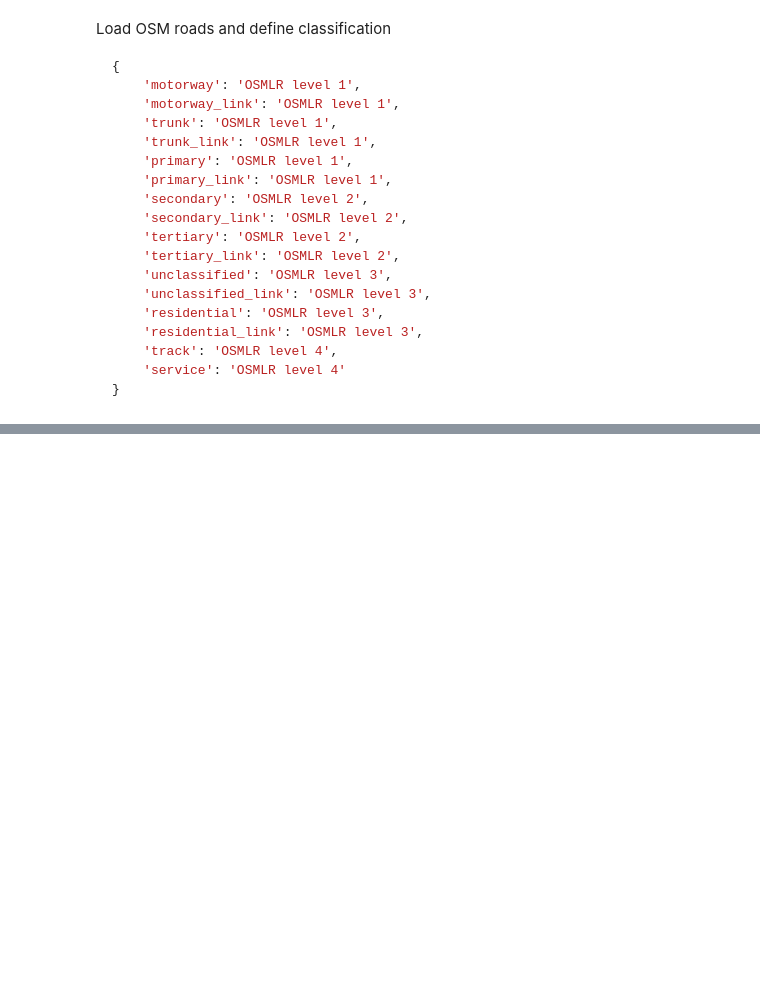
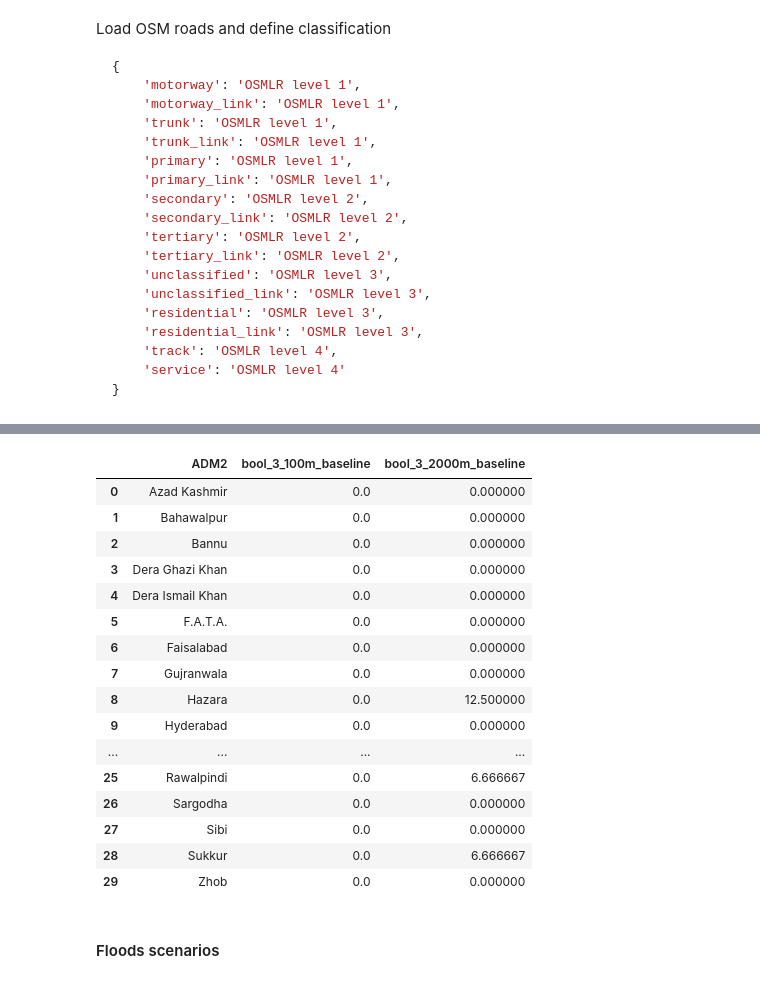
Before and after one commit to worldbank/Health-Access-Metrics, a Jupyter notebook: notebooks/HF_Access_flood_PAK_vector.ipynb, the cells around one changed output, grey strips where cells are left out. Drawn from its saved outputs; the diff is of its cells as text; code cells hidden in the pictures; blank space fills up the shorter version.

```diff
--- a/notebooks/HF_Access_flood_PAK_vector.ipynb
+++ b/notebooks/HF_Access_flood_PAK_vector.ipynb
@@ -186,6 +191,12 @@ geodf_hf.drop(columns = ["index_right"], inplace = True)
 
 geodf_hf_hosp = gpd.sjoin(geodf_hf_hosp, adm1[["ADM1", "geometry"]], op='within', how='left')
 geodf_hf_hosp.drop(columns = ["index_right"], inplace = True)
+# %%
+geodf_hf = gpd.sjoin(geodf_hf, adm2[["ADM2", "geometry"]], op='within', how='left')
+geodf_hf.drop(columns = ["index_right"], inplace = True)
+
+geodf_hf_hosp = gpd.sjoin(geodf_hf_hosp, adm2[["ADM2", "geometry"]], op='within', how='left')
+geodf_hf_hosp.drop(columns = ["index_right"], inplace = True)
 # %% [markdown]
 ### Flood
 
@@ -220,14 +231,11 @@ for file in files:
 
 # Preserve the maximum flood depth
 flood_dict = {}
-flood_dict_rio = {}
 for f,key in enumerate(flood_dict_pluvial.keys()):
     out_flood_path = join(data_dir, iso,'FLOOD_SSBN', 'Fmax_' + key +'.tif')
     if os.path.isfile(out_flood_path):
-        value = rioxr.open_rasterio(out_flood_path, chunks = 1000)
-        value_rio = rio.open(out_flood_path)
+        value = rio.open(out_flood_path)
         flood_dict[key] = value
-        flood_dict_rio[key] = value_rio
     else:
         out_meta = flood_dict_pluvial[key].meta
         flood_max = np.fmax(flood_dict_fluvial[key].read(1),flood_dict_pluvial[key].read(1))
@@ -238,7 +246,7 @@ for f,key in enumerate(flood_dict_pluvial.keys()):
         with rio.open(out_flood_path, 'w', **out_meta) as dst:
             dst.write(flood_max, 1)
         # Read the output raster
-        value = rioxr.open_rasterio(out_flood_path)
+        value = rio.open(out_flood_path)
         flood_dict[key] = value
 
 # Free up memory
@@ -747,0 +755,10 @@ Floods scenarios
+# %%
+%%time
+
+data_health = geodf_hf.copy()
+buffer_zones = [100, 2000]
+for b in buffer_zones:
+    content = roads_access_buffer(geodf_hf, roads.compute(), buffer_dist=b, utm=epsg_utm, road_importance=3).filter(regex='^bool_')
+    col = content.columns[0]
+    content = content.rename(columns={col:col + "_baseline"})
+    data_health = pd.concat([data_health, content], axis = 1)
@@ -747,0 +768,31 @@ Floods scenarios
+# %%
+adm2 = adm2.to_crs(epsg)
+geodf_hf_road_base = gpd.sjoin(data_health, adm2[['geometry']], how='left').drop(columns = "index_right")
+
+## Get percentages
+res_osmlr = geodf_hf_road_base[['bool_3_100m_baseline','bool_3_2000m_baseline','ADM2']].groupby('ADM2').sum()
+res_count = geodf_hf_road_base[['ADM2','bool_3_100m_baseline']].groupby('ADM2').count().rename(columns={'bool_3_100m_baseline':'count'})
+res_osmlr_pct_base = res_osmlr.apply(lambda x: (x/res_count['count'])*100)
+res_osmlr_pct_base.reset_index(inplace = True)
+
+res_osmlr_pct_base
+# %% [output]
+|  | ADM2 | bool_3_100m_baseline | bool_3_2000m_baseline |
+| 0 | Azad Kashmir | 0.0 | 0.000000 |
+| 1 | Bahawalpur | 0.0 | 0.000000 |
+| 2 | Bannu | 0.0 | 0.000000 |
+| 3 | Dera Ghazi Khan | 0.0 | 0.000000 |
+| 4 | Dera Ismail Khan | 0.0 | 0.000000 |
+| 5 | F.A.T.A. | 0.0 | 0.000000 |
+| 6 | Faisalabad | 0.0 | 0.000000 |
+| 7 | Gujranwala | 0.0 | 0.000000 |
+| 8 | Hazara | 0.0 | 12.500000 |
+| 9 | Hyderabad | 0.0 | 0.000000 |
+| ... | ... | ... | ... |
+| 25 | Rawalpindi | 0.0 | 6.666667 |
+| 26 | Sargodha | 0.0 | 0.000000 |
+| 27 | Sibi | 0.0 | 0.000000 |
+| 28 | Sukkur | 0.0 | 6.666667 |
+| 29 | Zhob | 0.0 | 0.000000 |
+# %% [markdown]
+#### Floods scenarios
```
Also changed, not shown: parts of 20 cells of this notebook, 5 other files.
